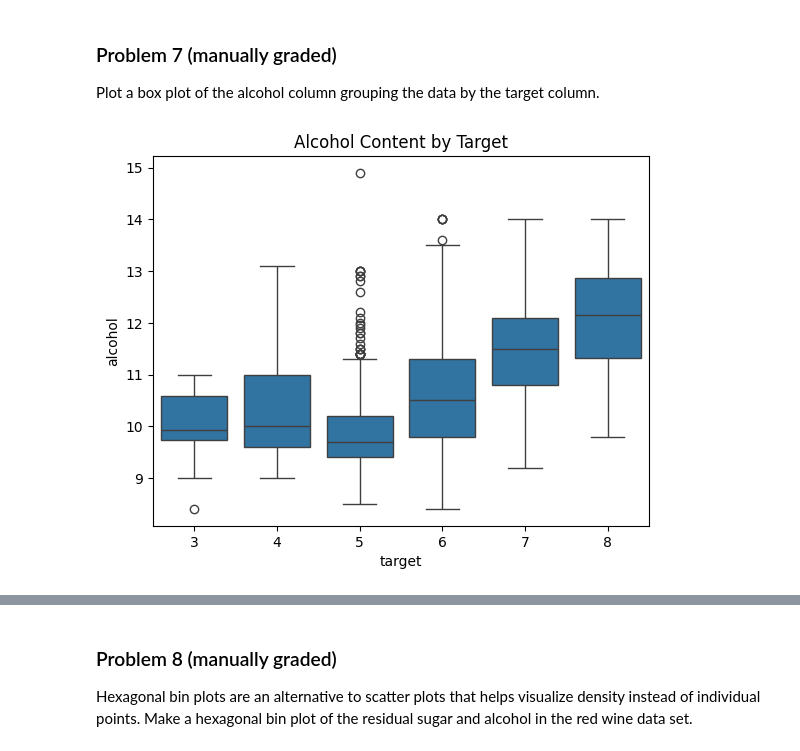
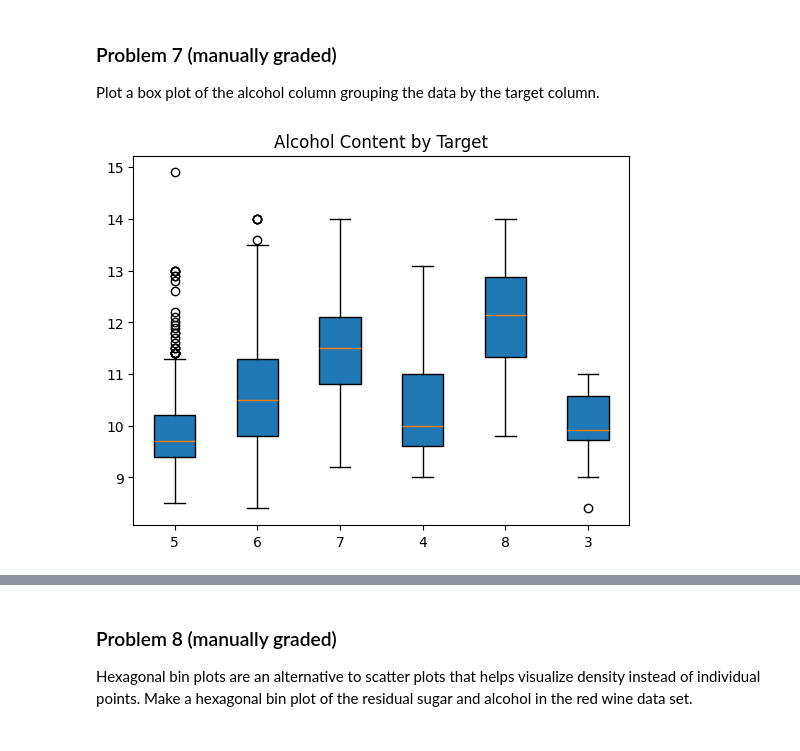
Before and after one commit to kmstepka/dx602-homework-10, a Jupyter notebook: homework.ipynb, the cells around one changed output, grey strips where cells are left out. Cells and saved outputs as stored; diff of their text form; code cells hidden in the pictures.

```diff
--- a/homework.ipynb
+++ b/homework.ipynb
@@ -142,11 +142,12 @@ Text(0.5, 1.0, 'Red Wine Correlation Heatmap')
 Plot a box plot of the alcohol column grouping the data by the target column.
 # %%
 # YOUR CHANGES HERE
-import seaborn as sns
-sns.boxplot(data=red_wine, x='target', y='alcohol');
+groups = [red_wine.loc[red_wine['target'] == c, 'alcohol'] for c in red_wine['target'].unique()]
+
+plt.boxplot(groups, tick_labels=red_wine['target'].unique(), patch_artist=True)
 plt.title("Alcohol Content by Target");
 # %% [output]
-[figure, old version]
+[figure, new version]
 # %% [markdown]
 <div style="page-break-after: always;"></div>
 # %% [markdown]
```
Also changed, not shown: parts of 4 cells of this notebook.
